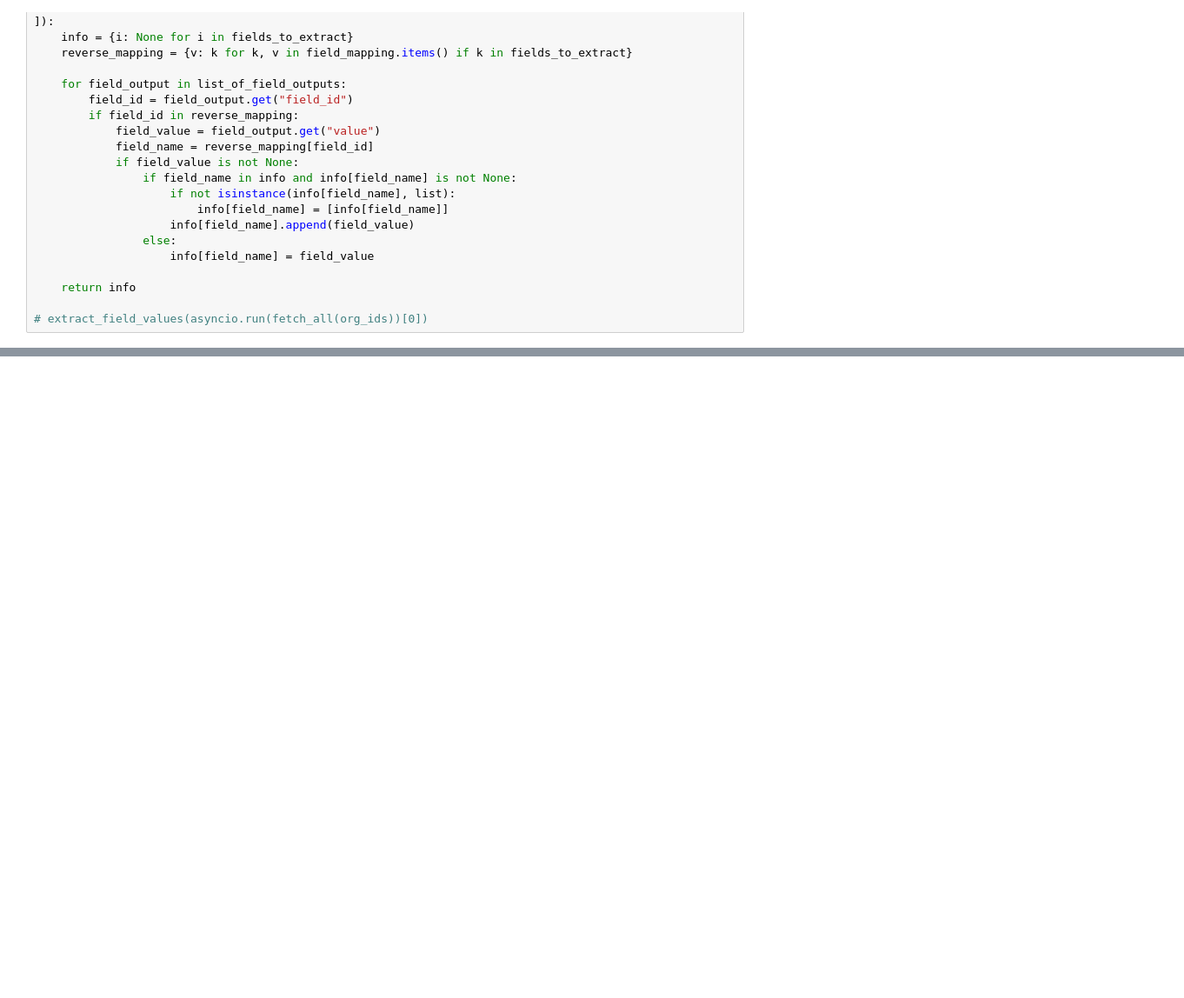
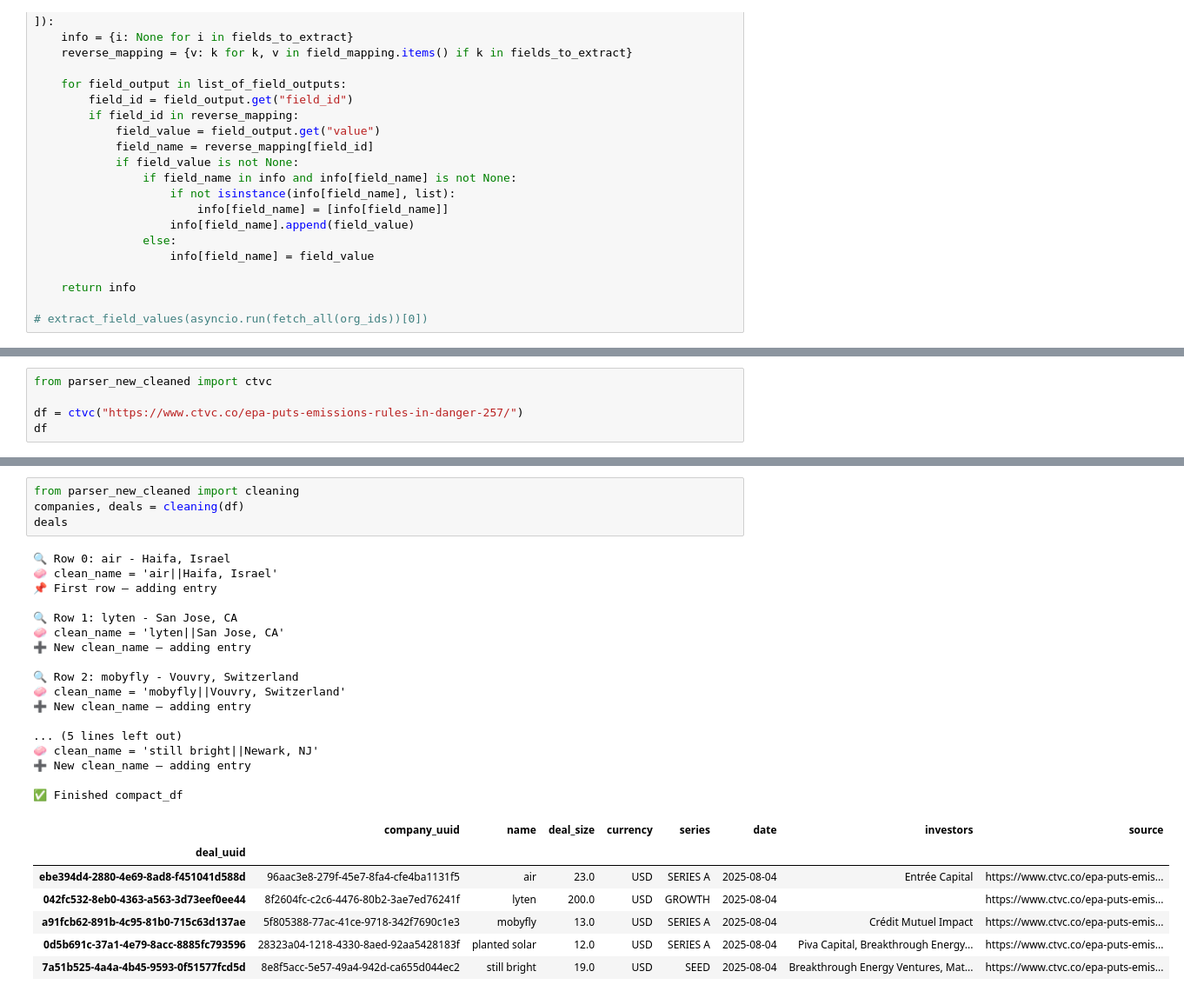
Before and after one commit to clbanjai/Energize-Internship, a Jupyter notebook: temp.ipynb, the cells around one changed output, grey strips where cells are left out. Shown at 87% size. Saved outputs shown, nothing was run; the diff lists cells and outputs as text; blank space fills up the shorter version.

```diff
--- a/temp.ipynb
+++ b/temp.ipynb
@@ -1684,0 +2069,5 @@ RuntimeError: asyncio.run() cannot be called from a running event loop
+# %%
+from parser_new_cleaned import ctvc
+
+df = ctvc("https://www.ctvc.co/epa-puts-emissions-rules-in-danger-257/")
+df
@@ -1684,0 +2081,29 @@ RuntimeError: asyncio.run() cannot be called from a running event loop
+# %%
+from parser_new_cleaned import cleaning
+companies, deals = cleaning(df)
+deals
+# %% [output]
+🔍 Row 0: air - Haifa, Israel
+🧼 clean_name = 'air||Haifa, Israel'
+📌 First row — adding entry
+
+🔍 Row 1: lyten - San Jose, CA
+🧼 clean_name = 'lyten||San Jose, CA'
+➕ New clean_name — adding entry
+
+🔍 Row 2: mobyfly - Vouvry, Switzerland
+🧼 clean_name = 'mobyfly||Vouvry, Switzerland'
+➕ New clean_name — adding entry
+
+... (5 lines left out)
+🧼 clean_name = 'still bright||Newark, NJ'
+➕ New clean_name — adding entry
+
+✅ Finished compact_df
+|  | company_uuid | name | deal_size | currency | series | date | investors | source |
+| deal_uuid |  |  |  |  |  |  |  |  |
+| ebe394d4-2880-4e69-8ad8-f451041d588d | 96aac3e8-279f-45e7-8fa4-cfe4ba1131f5 | air | 23.0 | USD | SERIES A | 2025-08-04 | Entrée Capital | https://www.ctvc.co/epa-puts-emis... |
+| 042fc532-8eb0-4363-a563-3d73eef0ee44 | 8f2604fc-c2c6-4476-80b2-3ae7ed76241f | lyten | 200.0 | USD | GROWTH | 2025-08-04 |  | https://www.ctvc.co/epa-puts-emis... |
+| a91fcb62-891b-4c95-81b0-715c63d137ae | 5f805388-77ac-41ce-9718-342f7690c1e3 | mobyfly | 13.0 | USD | SERIES A | 2025-08-04 | Crédit Mutuel Impact | https://www.ctvc.co/epa-puts-emis... |
+| 0d5b691c-37a1-4e79-8acc-8885fc793596 | 28323a04-1218-4330-8aed-92aa5428183f | planted solar | 12.0 | USD | SERIES A | 2025-08-04 | Piva Capital, Breakthrough Energy... | https://www.ctvc.co/epa-puts-emis... |
+| 7a51b525-4a4a-4b45-9593-0f51577fcd5d | 8e8f5acc-5e57-49a4-942d-ca655d044ec2 | still bright | 19.0 | USD | SEED | 2025-08-04 | Breakthrough Energy Ventures, Mat... | https://www.ctvc.co/epa-puts-emis... |
```
Also changed, not shown: parts of 13 cells of this notebook, 3 other files.
